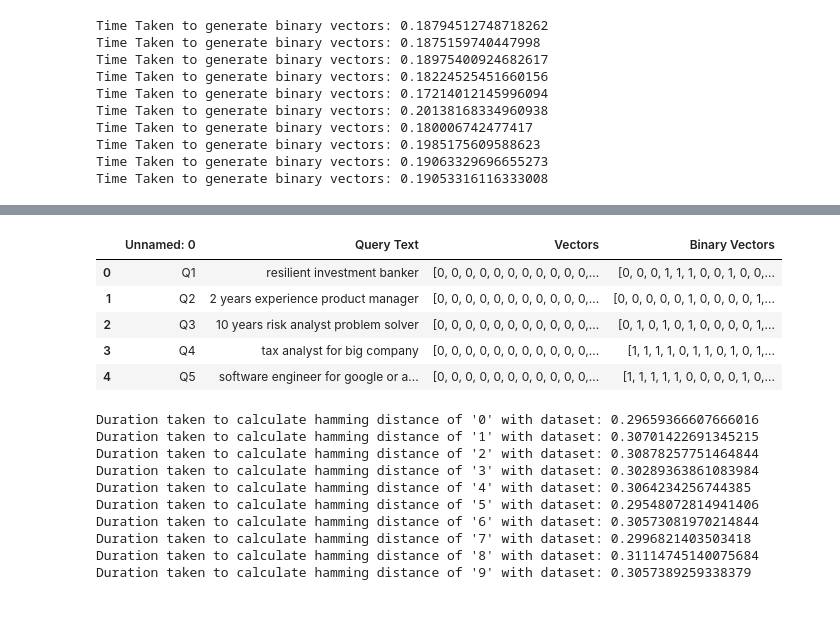
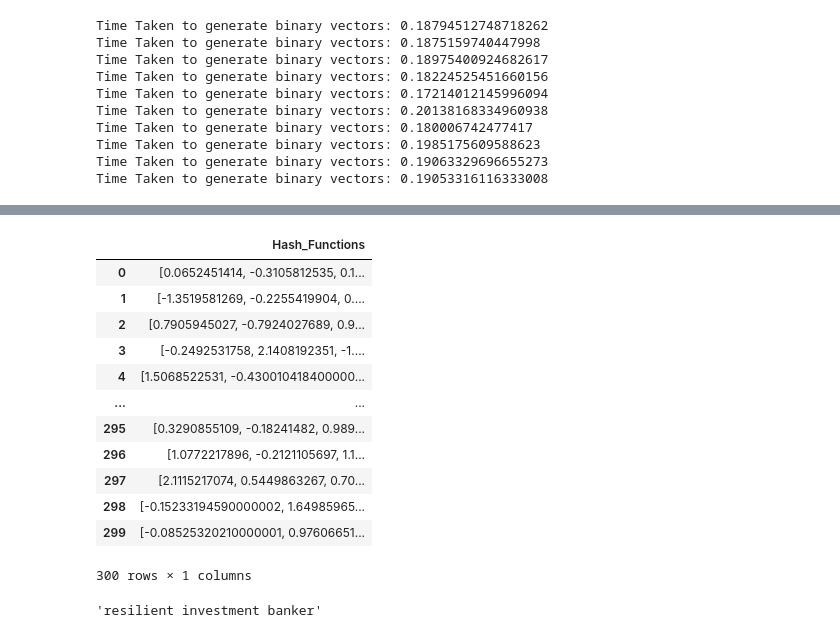
Before and after one commit to titim789/Data_Analytics_Project, a Jupyter notebook: LocalSensitiveHashing.ipynb, the cells around one changed output, grey strips where cells are left out. Saved outputs shown, nothing was run; the diff lists cells and outputs as text; code cells hidden in the pictures; blank space fills up the shorter version.

```diff
--- a/LocalSensitiveHashing.ipynb
+++ b/LocalSensitiveHashing.ipynb
@@ -260,3 +253,19 @@ query_df.to_csv('LSH Search Results/LSH Query Vectors with Binary Vectors.csv')
+# %%
+random_hash_functions_df
+# %% [output]
+|  | Hash_Functions |
+| 0 | [0.0652451414, -0.3105812535, 0.1... |
+| 1 | [-1.3519581269, -0.2255419904, 0.... |
+| 2 | [0.7905945027, -0.7924027689, 0.9... |
+| 3 | [-0.2492531758, 2.1408192351, -1.... |
+| 4 | [1.5068522531, -0.430010418400000... |
+| ... | ... |
+| 295 | [0.3290855109, -0.18241482, 0.989... |
+| 296 | [1.0772217896, -0.2121105697, 1.1... |
+| 297 | [2.1115217074, 0.5449863267, 0.70... |
+| 298 | [-0.15233194590000002, 1.64985965... |
+| 299 | [-0.08525320210000001, 0.97606651... |
+300 rows × 1 columns
 # %%
 import json
 
@@ -265,54 +275,3 @@ df = pd.read_csv('LSH Search Results/LSH Database with Binary Vectors.csv')
 
 query_df['Binary Vectors'] = query_df['Binary Vectors'].apply(lambda x : json.loads(x))
 df['Binary Vectors'] = df['Binary Vectors'].apply(lambda x : json.loads(x))
-# %%
-query_df.head()
-# %% [output]
-|  | Unnamed: 0 | Query Text | Vectors | Binary Vectors |
-| 0 | Q1 | resilient investment banker | [0, 0, 0, 0, 0, 0, 0, 0, 0, 0, 0,... | [0, 0, 0, 1, 1, 1, 0, 0, 1, 0, 0,... |
-| 1 | Q2 | 2 years experience product manager | [0, 0, 0, 0, 0, 0, 0, 0, 0, 0, 0,... | [0, 0, 0, 0, 0, 1, 0, 0, 0, 0, 1,... |
-| 2 | Q3 | 10 years risk analyst problem solver | [0, 0, 0, 0, 0, 0, 0, 0, 0, 0, 0,... | [0, 1, 0, 1, 0, 1, 0, 0, 0, 0, 1,... |
-| 3 | Q4 | tax analyst for big company | [0, 0, 0, 0, 0, 0, 0, 0, 0, 0, 0,... | [1, 1, 1, 1, 0, 1, 1, 0, 1, 0, 1,... |
-| 4 | Q5 | software engineer for google or a... | [0, 0, 0, 0, 0, 0, 0, 0, 0, 0, 0,... | [1, 1, 1, 1, 1, 0, 0, 0, 0, 1, 0,... |
-# %%
-import time
-
-# Specify the folder path
-folder_path = 'LSH Search Results'
-
-# Define the Excel file path
-excel_file_path = os.path.join(folder_path, 'LSH_Search_Results.xlsx')
-
-with pd.ExcelWriter(excel_file_path, engine='xlsxwriter') as writer:
-
-    for query_name,query_row in query_df.iterrows():
-
-        mismatched_list = []
-
-        start_time = time.time()
-        for i, row in df.iterrows():
-            mismatched_list.append(hamming_distance(query_row['Binary Vectors'],row['Binary Vectors']))
-        end_time = time.time()
-        print("Duration taken to calculate hamming distance of '"+ str(query_name) +"' with dataset:", end_time-start_time)
-
-        df['Distance'] = mismatched_list
-
-        # Get only data and distance from query_name
-        query_result_df = df[['Data', 'Distance']].copy()
-
-        # Get the top 50 results based on the 'Distance' column
-        # query_result_top = query_result_df.nsmallest(50, 'Distance')
-
-        # Loop through each unique query and create separate sheets
-        query_result_df.to_excel(writer, sheet_name=f'Results_{query_name}', index=False)
-# %% [output]
-Duration taken to calculate hamming distance of '0' with dataset: 0.29659366607666016
-Duration taken to calculate hamming distance of '1' with dataset: 0.30701422691345215
-Duration taken to calculate hamming distance of '2' with dataset: 0.30878257751464844
-Duration taken to calculate hamming distance of '3' with dataset: 0.30289363861083984
-Duration taken to calculate hamming distance of '4' with dataset: 0.3064234256744385
-Duration taken to calculate hamming distance of '5' with dataset: 0.29548072814941406
-Duration taken to calculate hamming distance of '6' with dataset: 0.30573081970214844
-Duration taken to calculate hamming distance of '7' with dataset: 0.2996821403503418
-Duration taken to calculate hamming distance of '8' with dataset: 0.31114745140075684
-Duration taken to calculate hamming distance of '9' with dataset: 0.3057389259338379
@@ -318,0 +281,4 @@ Duration taken to calculate hamming distance of '9' with dataset: 0.305738925933
+# %%
+query_df['Query Text'][0]
+# %% [output]
+'resilient investment banker'
```
Also changed, not shown: parts of 8 cells of this notebook, 16 other files.
